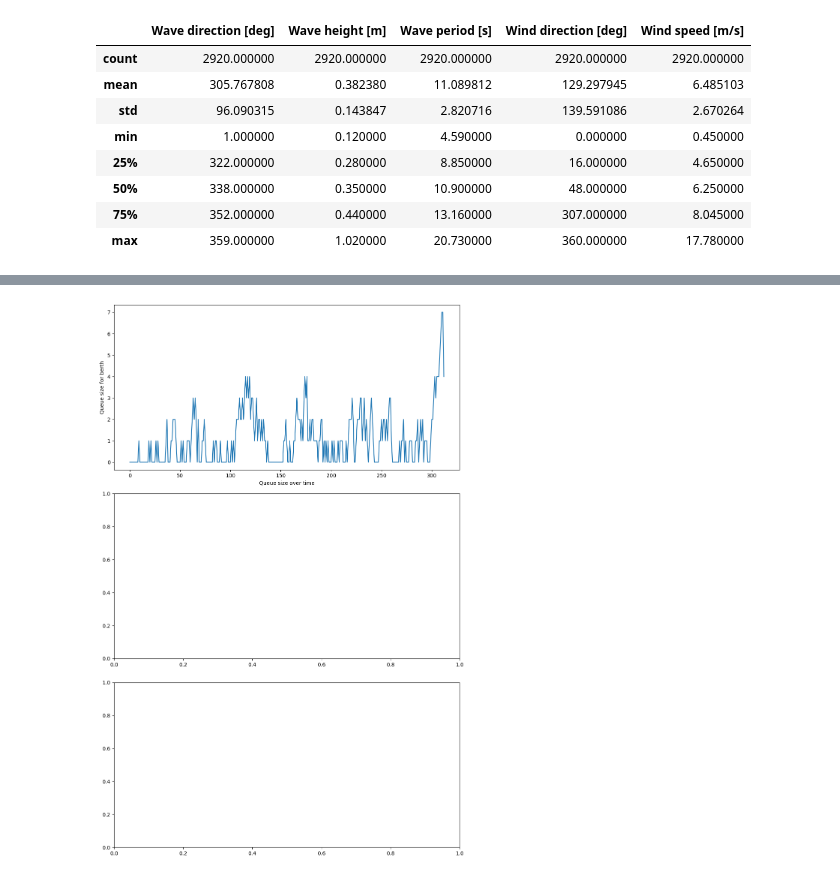
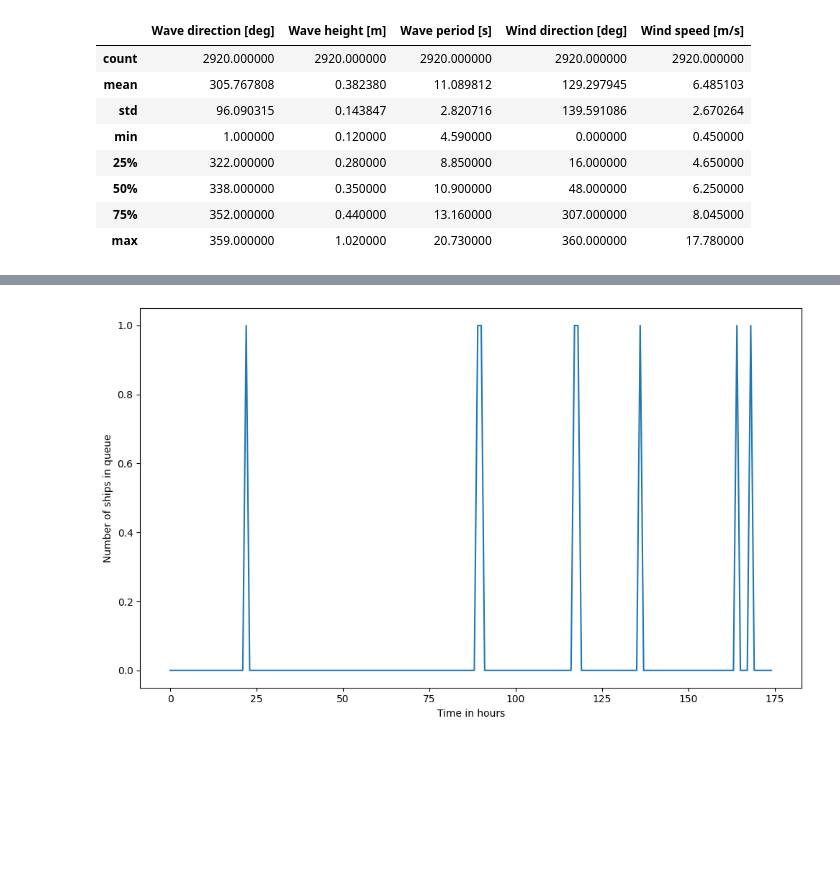
Before and after one commit to Mohammed-khlifi/port_trafic_simulation, a Jupyter notebook: DES.ipynb, the cells around one changed output, grey strips where cells are left out. Drawn from its saved outputs; the diff is of its cells as text; code cells hidden in the pictures; blank space fills up the shorter version.

```diff
--- a/DES.ipynb
+++ b/DES.ipynb
@@ -870,29 +873,21 @@ Text(0.5, 0, 'Waiting time per entity')
-# %%
-resource_queue = stats.queue_sizes["berth"]
-resource_queue1 = stats.queue_sizes["berth_type1"]
-resource_queue2 = stats.queue_sizes["berth_type2"]
-
-fig, axs = plt.subplots(3, 1, figsize=(10, 15))
-
-# Plot 1: Queue size over time
-"""axs[0].plot(range(len(resource_queue)), resource_queue)
-axs[0].set_ylabel('Queue size')
-axs[0].set_xlabel('Queue size over time')"""
-
-# Plot 2: System times histogram
-axs[0].plot(range(len(resource_queue1)), resource_queue1)
-axs[0].set_ylabel('Queue size for berth')
-axs[0].set_xlabel('Queue size over time')
-
-# Plot 3: Waiting times histogram
-"""axs[2].plot(range(len(resource_queue2)), resource_queue2)
-axs[2].set_ylabel('Queue2 size')
-axs[2].set_xlabel('Queue size over time')
-"""
-plt.tight_layout()
-plt.show()
-# %% [output]
-[figure, removed]
+# %%
+import matplotlib.pyplot as plt
+
+resource_queue = stats.queue_sizes["berth"]
+resource_queue1 = stats.queue_sizes["berth_type1"]
+resource_queue2 = stats.queue_sizes["berth_type2"]
+
+
+fig, ax = plt.subplots(1, 1, figsize=(10, 6))
+
+plt.plot(range(len(resource_queue1)), resource_queue1)
+plt.ylabel('Number of ships in queue')
+plt.xlabel('Time in hours')
+
+plt.tight_layout()
+plt.show()
+# %% [output]
+[figure, added]
 # %%
 import json
 
```
Also changed, not shown: parts of 15 cells of this notebook, 2 other files.
